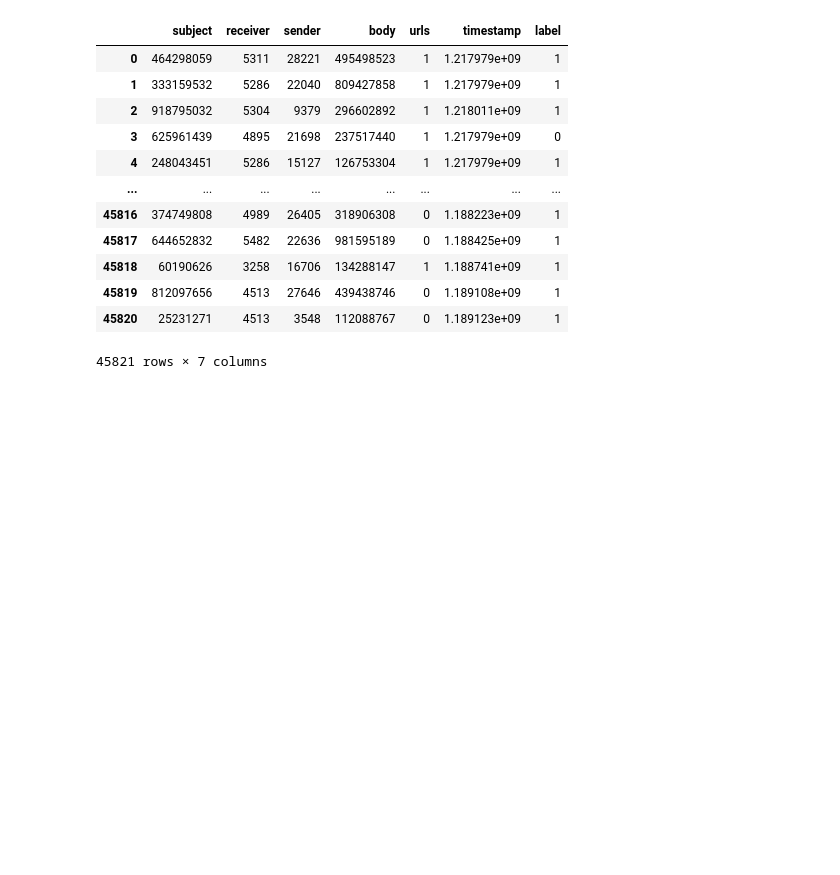
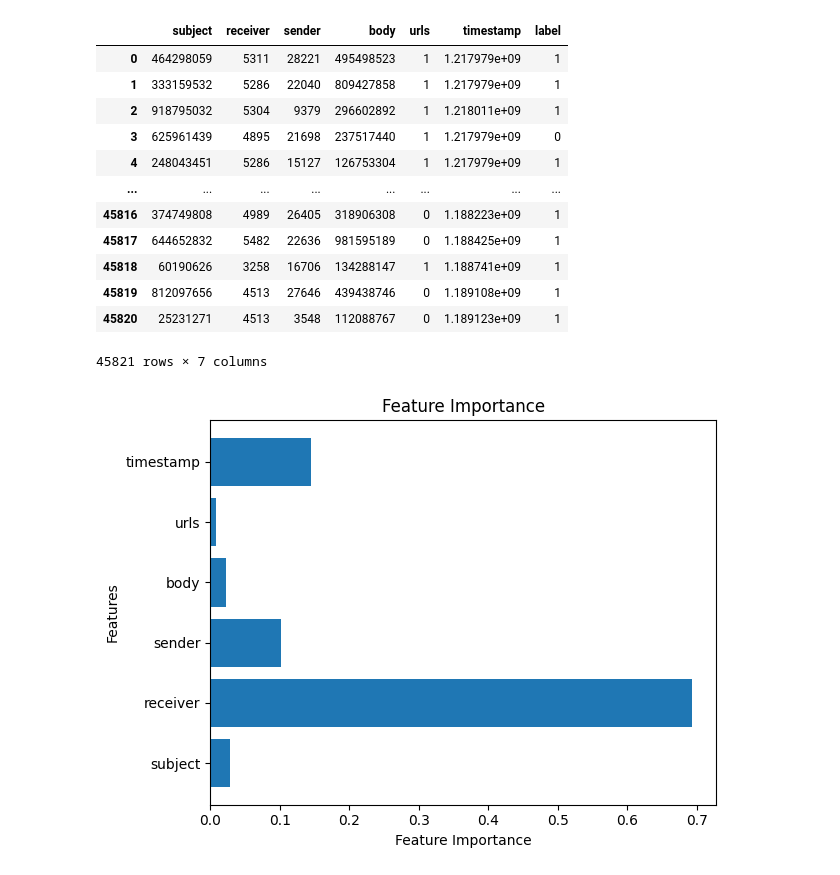
Before and after one commit to surya211099/DetectingPhishingEmail, a Jupyter notebook: DetectPhishingMail.ipynb, the cells around one changed output. Drawn from its saved outputs; the diff is of its cells as text; code cells hidden in the pictures; blank space fills up the shorter version.

```diff
--- a/DetectPhishingMail.ipynb
+++ b/DetectPhishingMail.ipynb
@@ -255,3 +255,30 @@ df
 | 45819 | 812097656 | 4513 | 27646 | 439438746 | 0 | 1.189108e+09 | 1 |
 | 45820 | 25231271 | 4513 | 3548 | 112088767 | 0 | 1.189123e+09 | 1 |
 45821 rows × 7 columns
+# %%
+import pandas as pd
+import matplotlib.pyplot as plt
+from sklearn.ensemble import RandomForestRegressor
+
+df = pd.read_csv("/content/drive/MyDrive/Dessertation/phishing_numeric_dataset.csv")
+
+target_col = "label"
+
+X = df.drop(columns=[target_col])
+y = df[target_col]
+
+model = RandomForestRegressor(random_state=42)
+model.fit(X, y)
+
+# Get feature importance
+importances = model.feature_importances_
+
+plt.figure()
+plt.barh(X.columns, importances)
+plt.xlabel("Feature Importance")
+plt.ylabel("Features")
+plt.title("Feature Importance")
+plt.tight_layout()
+plt.show()
+# %% [output]
+[figure, added]
```
Also changed, not shown: parts of 2 cells of this notebook.
